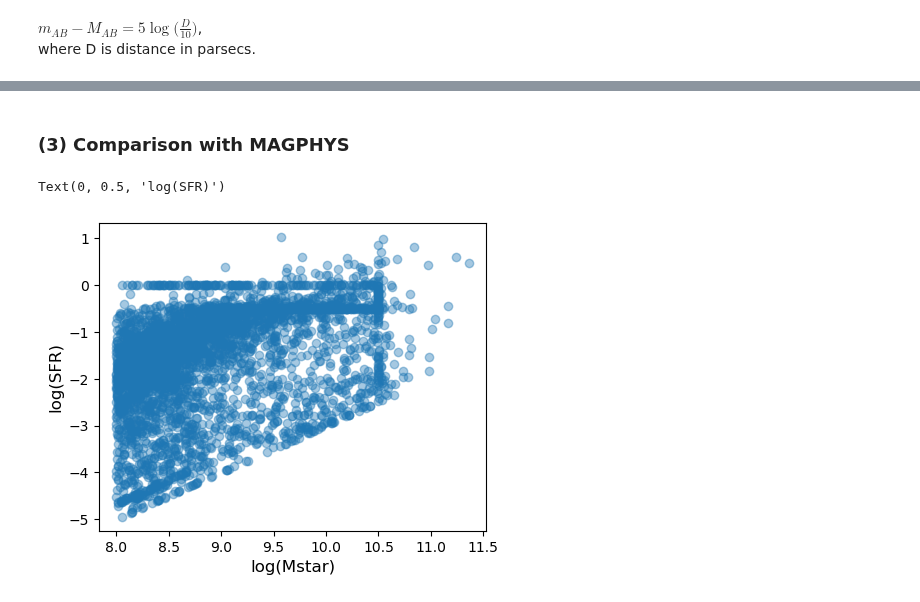
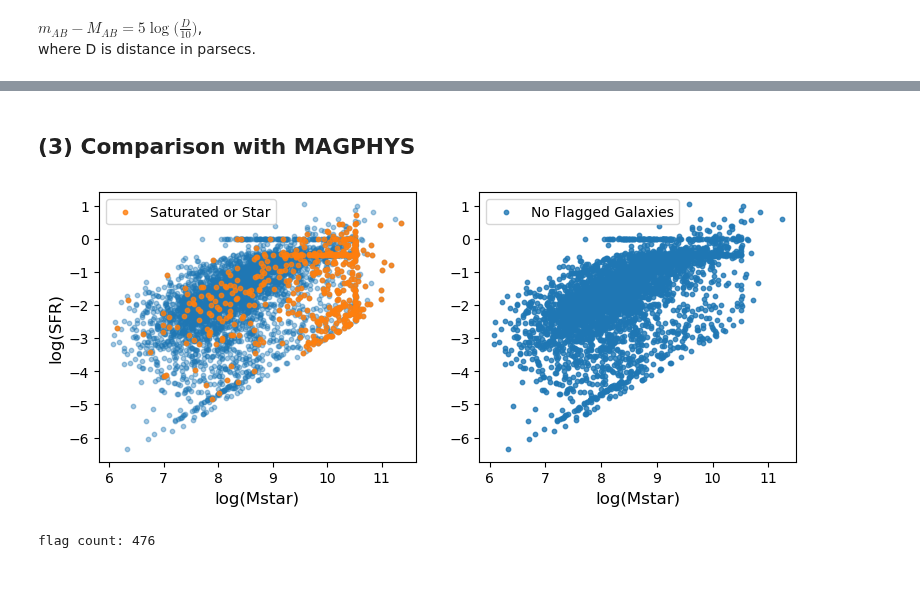
Before and after one commit to Kyssuber/research, a Jupyter notebook: notebooks/uv_ir_SFRMstar.ipynb, the cells around one changed output, grey strips where cells are left out. Drawn from its saved outputs; the diff is of its cells as text; code cells hidden in the pictures.

```diff
--- a/notebooks/uv_ir_SFRMstar.ipynb
+++ b/notebooks/uv_ir_SFRMstar.ipynb
@@ -34,6 +37,8 @@ flux_flag = (phot['FLUX_AP06_NUV']>0) & (phot['FLUX_AP06_W4']>0) & (phot['FLUX_A
 vel_flag = (vf['Vcosmic']>0)
 # %%
 vf = vf[flux_flag&vel_flag]
-phot = phot[flux_flag&vel_flag]
+phot = phot_all[flux_flag&vel_flag]
+phot_names = phot_names_all[flux_flag&vel_flag]
 magphys = magphys[flux_flag&vel_flag]
+phot_maskbit = phot_maskbit_all[flux_flag&vel_flag] #need to track [g,r,z] saturation, "medium" bits
 # %% [markdown]
@@ -166,4 +195,4 @@ L_W1 = 10**(-0.4 * (w1_absmag_AB - sun_absmag_AB))   #units of solar luminositie
 # %% [markdown]
-### (3) Comparison with MAGPHYS
+## (3) Comparison with MAGPHYS
 # %%
 #let's compare with MAGPHYS values...but the non-saturated galaxies only.
@@ -171,10 +200,32 @@ L_W1 = 10**(-0.4 * (w1_absmag_AB - sun_absmag_AB))   #units of solar luminositie
 logmass = magphys['logMstar_med']
 logsfr = magphys['logSFR_med']
+# %%
+gsaturation = (phot_maskbit & 2**2) == 2**2
+rsaturation = (phot_maskbit & 2**3) == 2**3
+zsaturation = (phot_maskbit & 2**4) == 2**4
+medium = (phot_maskbit & 2**11) == 2**11
+# %%
+sat_flags = (gsaturation | rsaturation | zsaturation)
+medium_flag = medium
+fitflags = (sat_flags | medium_flag)
+# %%
+all_flags = (fitflags) & (logmass>6.)
 # %%
-plt.figure(figsize=(5,4))
-plt.scatter(logmass[logmass>8], logsfr[logmass>8], alpha=0.4)
+plt.subplots(1,2,figsize=(9,3.5))
+plt.subplot(1,2,1)
+plt.scatter(logmass[logmass>6.], logsfr[logmass>6.], s=10, alpha=0.4)
+plt.scatter(logmass[all_flags],
+            logsfr[all_flags], alpha=0.8, s=10, label='Saturated or Star')
 plt.xlabel('log(Mstar)',fontsize=12)
 plt.ylabel('log(SFR)',fontsize=12)
+plt.legend()
+plt.subplot(1,2,2)
+plt.scatter(logmass[~fitflags & (logmass>6.)],
+            logsfr[~fitflags & (logmass>6.)], alpha=0.8, s=10, label='No Flagged Galaxies')
+plt.xlabel('log(Mstar)',fontsize=12)
+plt.legend()
+plt.show()
+print(f'flag count: {len(logsfr[all_flags])}')
 # %% [output]
+[figure, new version]
-Text(0, 0.5, 'log(SFR)')
+flag count: 476
-[figure, old version]
```
Also changed, not shown: parts of 51 cells of this notebook.
